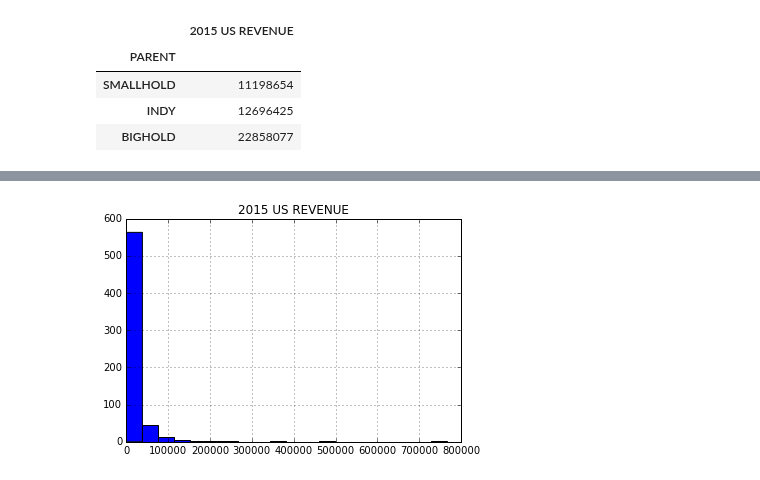
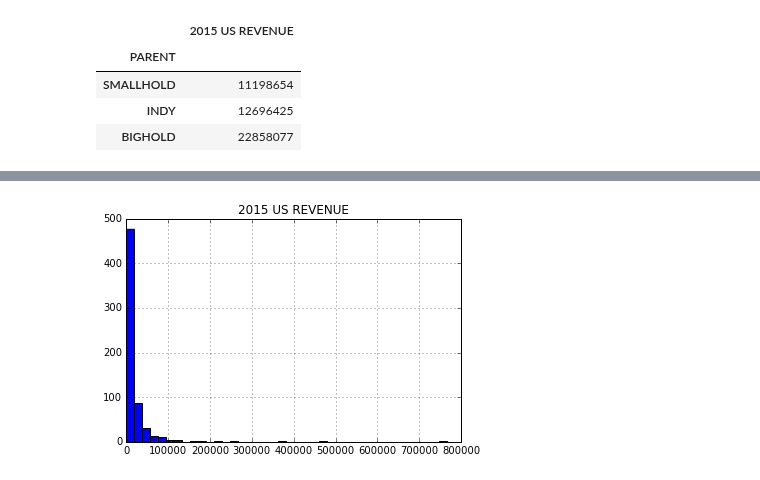
Before and after one commit to xthomas/dataviz, a Jupyter notebook: AgencyRevenueModels/ThreeTypes.ipynb, the cells around one changed output, grey strips where cells are left out. Cells and saved outputs as stored; diff of their text form; code cells hidden in the pictures.

```diff
--- a/AgencyRevenueModels/ThreeTypes.ipynb
+++ b/AgencyRevenueModels/ThreeTypes.ipynb
@@ -98,6 +100,6 @@ Let's start by histograms of the individual parts of dataframes.
 <hr>
 # %%
 revbytype[revbytype['PARENT']=="INDY"]
-indy_plot = revbytype[revbytype['PARENT']=="INDY"].hist(bins=20)
+indy_plot = revbytype[revbytype['PARENT']=="INDY"].hist(bins=40)
 # %% [output]
-[figure, old version]
+[figure, new version]
```
Also changed, not shown: parts of 15 cells of this notebook, 3 other files.
